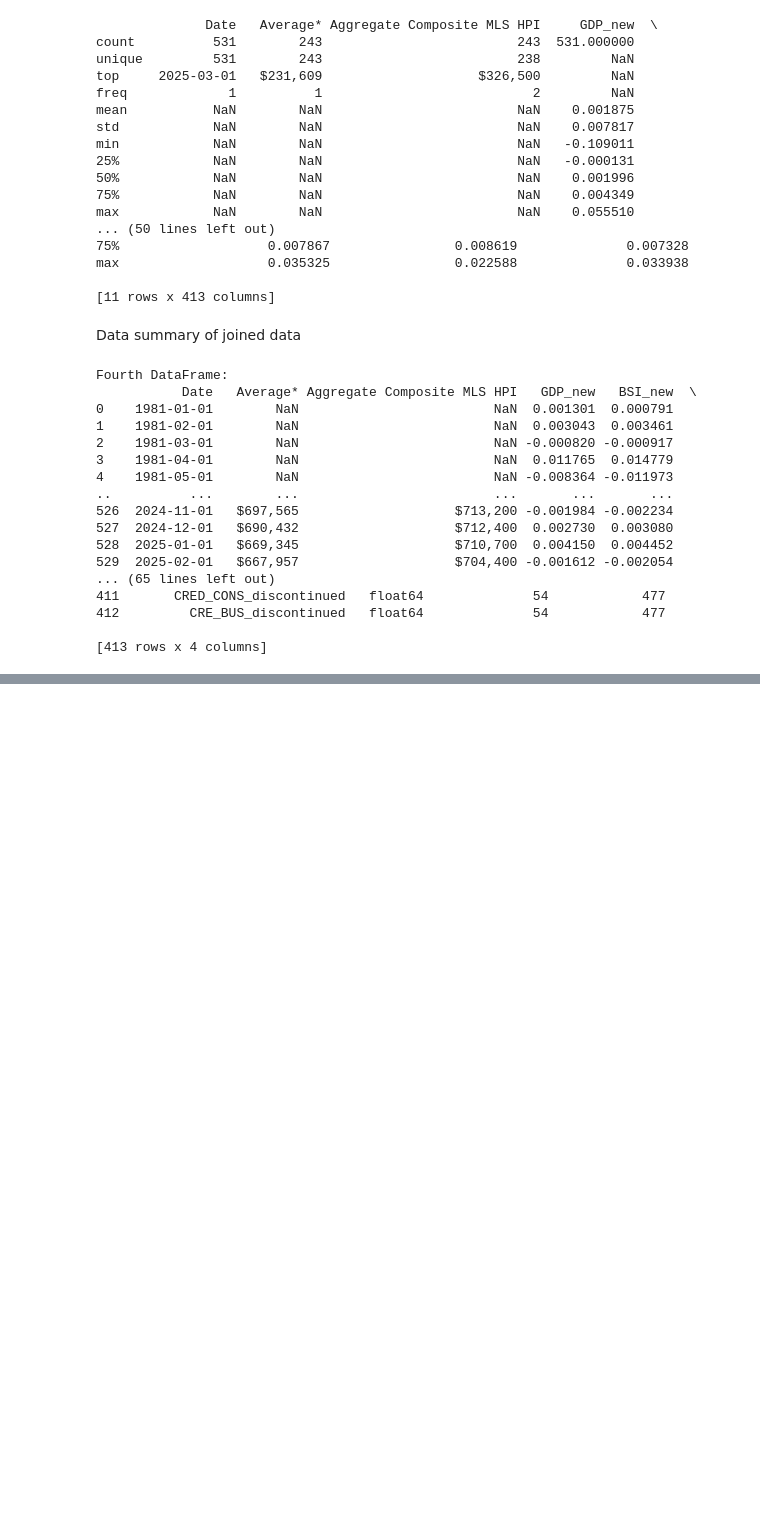
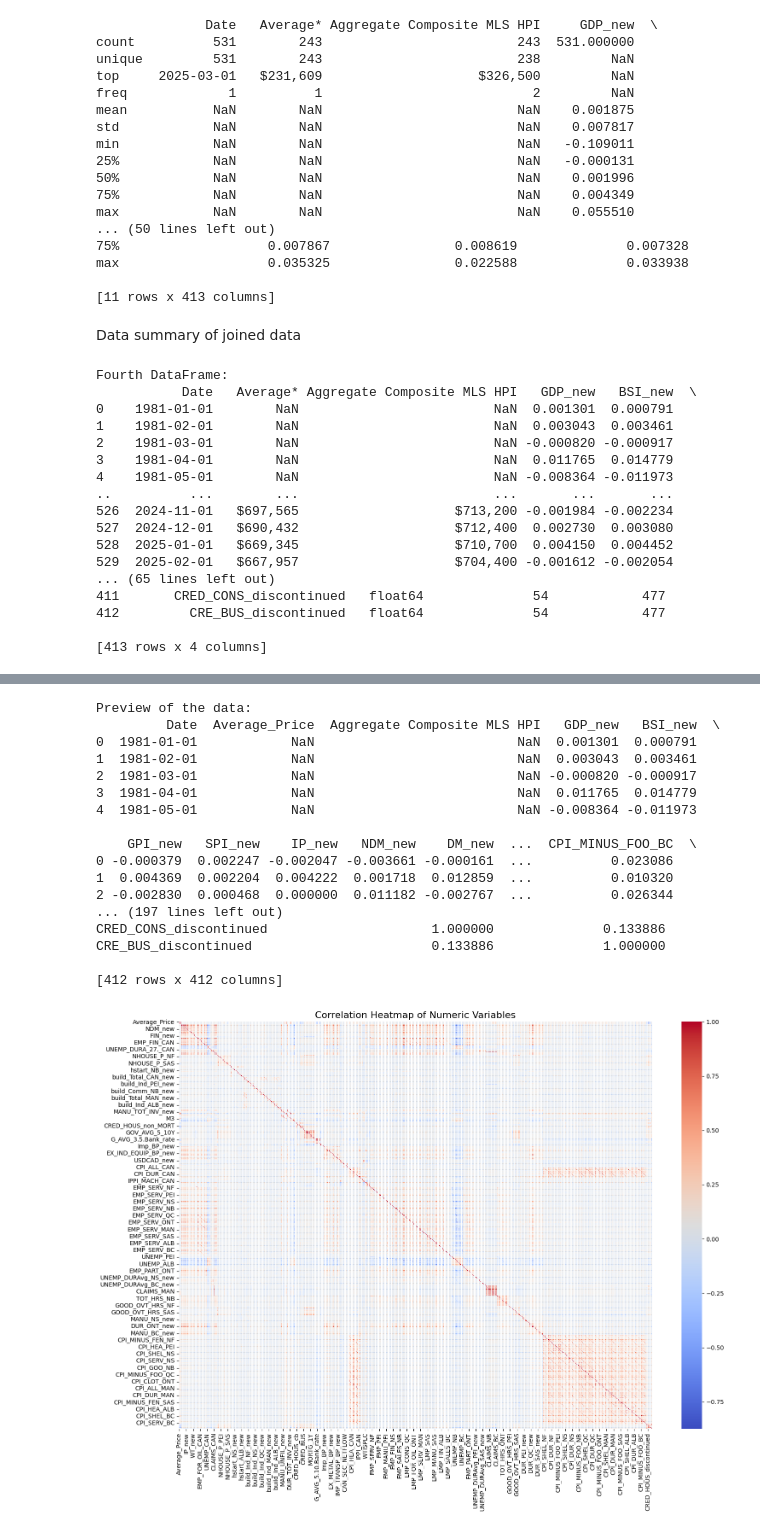
Before and after one commit to NneomaOkafor/HousingCAD, a Jupyter notebook: EDA_2.ipynb, the cells around one changed output, grey strips where cells are left out. Cells and saved outputs as stored; diff of their text form; code cells hidden in the pictures; blank space fills up the shorter version.

```diff
--- a/EDA_2.ipynb
+++ b/EDA_2.ipynb
@@ -182,0 +246,60 @@ Fourth DataFrame:
+# %%
+
+df = pd.read_csv('/content/drive/MyDrive/Data Analysis/FINAL PROJECT/Python files/Project_set_in_use.csv')
+# Display first 5 rows
+print("Preview of the data:")
+print(df.head())
+
+# Compute descriptive statistics
+desc_stats = df.describe(include='all')
+print("\nDescriptive Statistics:")
+print(desc_stats)
+
+# Check for missing values
+print("\nMissing Values:")
+print(df.isnull().sum())
+
+# Correlation matrix (numeric features only)
+print("\nCorrelation Matrix:")
+print(df.corr(numeric_only=True))
+
+# Optional: clean column names
+df.columns = df.columns.str.strip()
+
+# Keep only numeric columns
+numeric_df = df.select_dtypes(include=["float64", "int64"])
+
+# Compute correlation matrix
+corr_matrix = numeric_df.corr()
+
+# Set up the matplotlib figure
+plt.figure(figsize=(16, 12))
+
+# Draw the heatmap
+sns.heatmap(corr_matrix, cmap="coolwarm", annot=False, linewidths=0.5)
+
+# Add title
+plt.title("Correlation Heatmap of Numeric Variables", fontsize=16)
+
+# Display the heatmap
+plt.tight_layout()
+plt.show()
+# %% [output]
+Preview of the data:
+         Date  Average_Price  Aggregate Composite MLS HPI   GDP_new   BSI_new  \
+0  1981-01-01            NaN                          NaN  0.001301  0.000791
+1  1981-02-01            NaN                          NaN  0.003043  0.003461
+2  1981-03-01            NaN                          NaN -0.000820 -0.000917
+3  1981-04-01            NaN                          NaN  0.011765  0.014779
+4  1981-05-01            NaN                          NaN -0.008364 -0.011973
+
+    GPI_new   SPI_new    IP_new   NDM_new    DM_new  ...  CPI_MINUS_FOO_BC  \
+0 -0.000379  0.002247 -0.002047 -0.003661 -0.000161  ...          0.023086
+1  0.004369  0.002204  0.004222  0.001718  0.012859  ...          0.010320
+2 -0.002830  0.000468  0.000000  0.011182 -0.002767  ...          0.026344
+... (197 lines left out)
+CRED_CONS_discontinued                     1.000000              0.133886
+CRE_BUS_discontinued                       0.133886              1.000000
+
+[412 rows x 412 columns]
+[figure, added]
```
Also changed, not shown: parts of 2 cells of this notebook.
